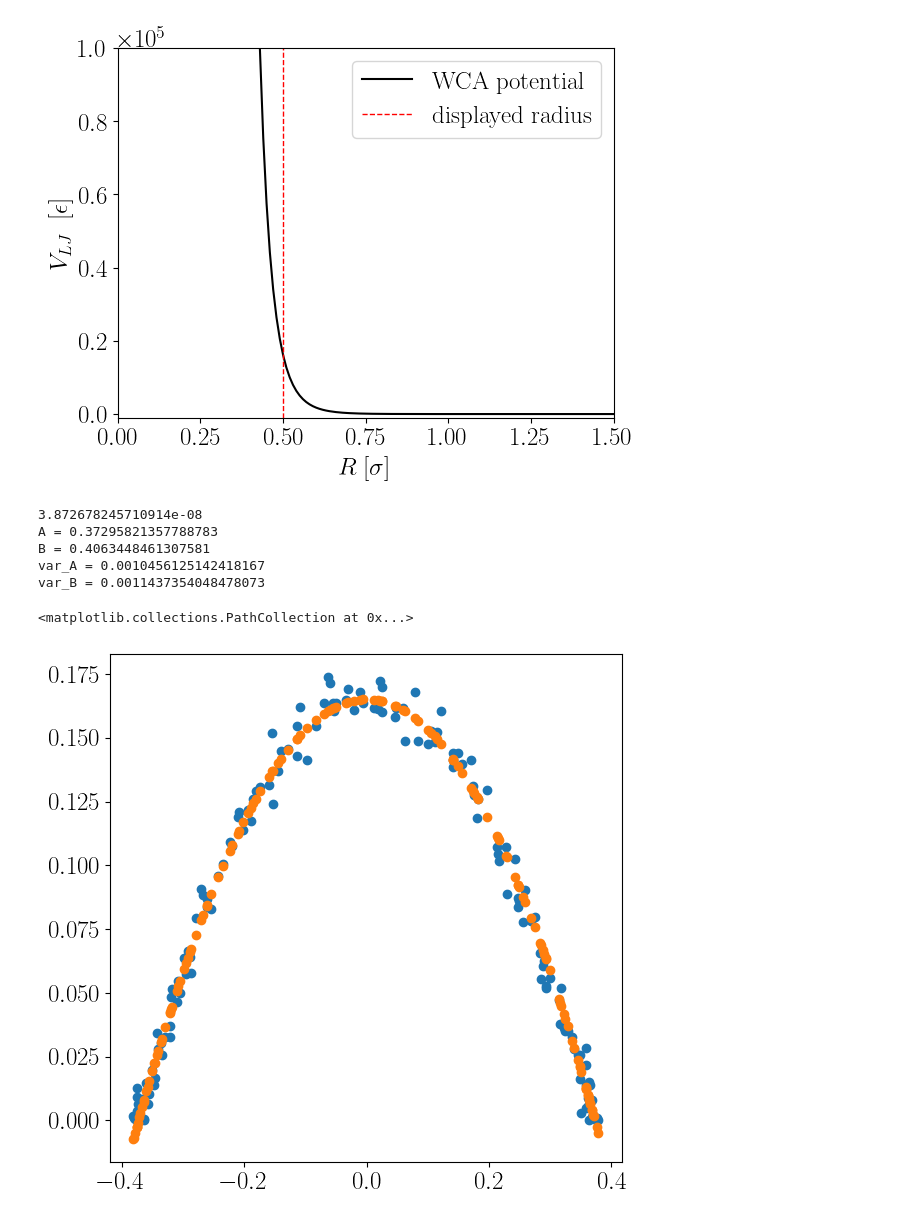
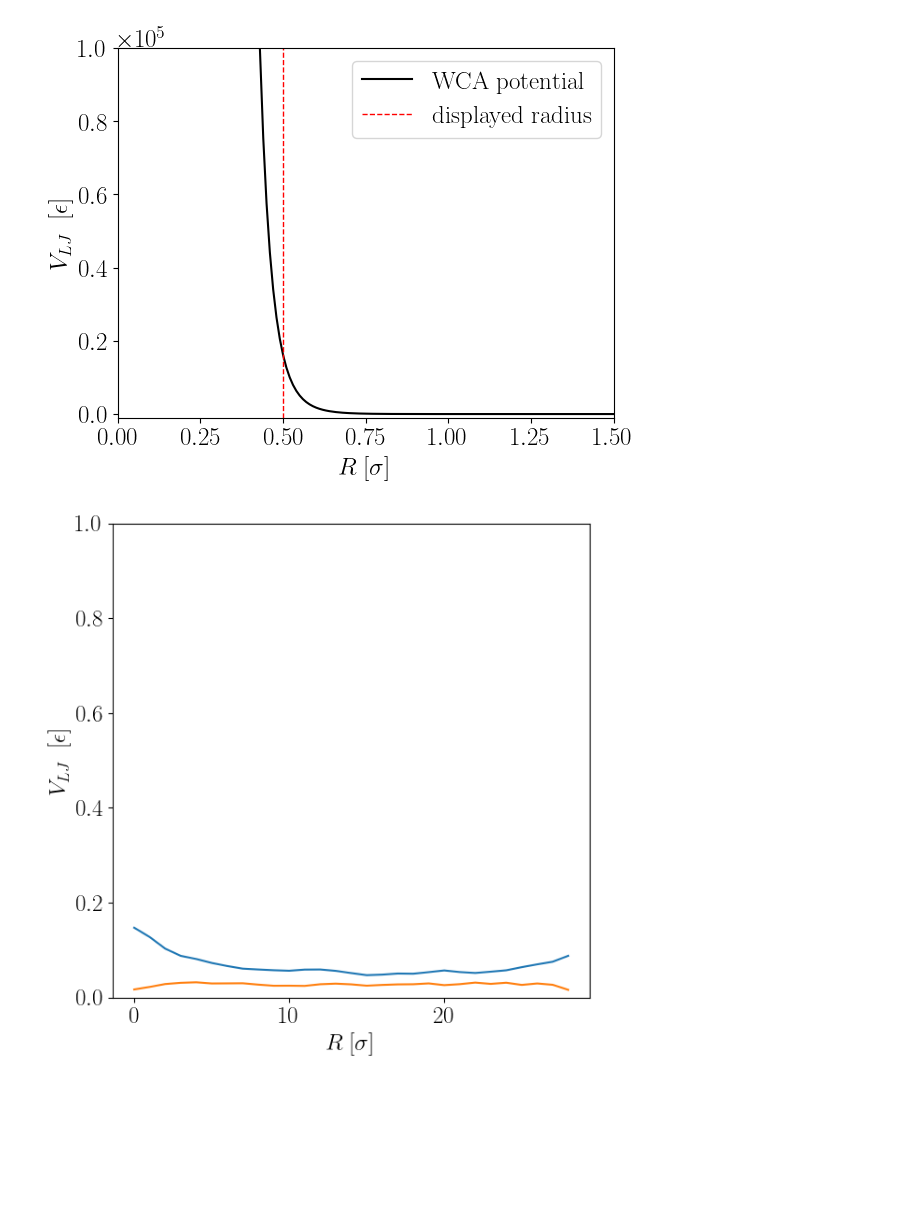
Before and after one commit to smdrzazga/LAMMPS, a Jupyter notebook: plot_printer.ipynb, the cells around one changed output. Saved outputs shown, nothing was run; the diff lists cells and outputs as text; code cells hidden in the pictures; blank space fills up the shorter version.

```diff
--- a/plot_printer.ipynb
+++ b/plot_printer.ipynb
@@ -508,40 +499,3 @@ plt.gca().ticklabel_format(axis='y', style='sci', scilimits=(0, 0))
 plt.savefig(paths['desktop']+'/xd.png', dpi=300)
 # %% [output]
 [figure]
-# %%
-file = paths['matrices_directors'] + r'\directors_screen_full_6k_0.32.txt'
-
-data = np.zeros((150, 150, 3), dtype=np.float64)
-with open(file, 'r') as f:
-    for line in f:
-        i, j, *director = line.split()
-        i, j = int(i), int(j)
-        data[i,j, :] = director
-
-x_axis = data[:,50,0]
-x_axis -= np.average(x_axis)
-
-y_axis = data[:,50,1]
-y_axis -= np.average(y_axis)
-y_axis = np.power(y_axis, 2)
-
-fig, ax = plt.subplots(figsize=(6.6, 6.6))
-ax.scatter(x_axis, y_axis)
-
-# plt.show()
-
-popt, pvar = curve_fit(lambda x, A, B: B**2*(1 - (x/A)**2), x_axis, y_axis, absolute_sigma=False)
-print(f"A = {popt[0]} \nB = {popt[1]}")
-print(f"var_A = {np.sqrt(pvar[0][0])} \nvar_B = {np.sqrt(pvar[1][1])}")
-
-A, B = popt
-y = B**2*(1 - (x_axis/A)**2)
-ax.scatter(x_axis, y)
-# %% [output]
-3.872678245710914e-08
-A = 0.37295821357788783
-B = 0.4063448461307581
-var_A = 0.0010456125142418167
-var_B = 0.0011437354048478073
-<matplotlib.collections.PathCollection at 0x...>
-[figure, removed]
@@ -547,0 +527,28 @@ var_B = 0.0011437354048478073
+# %%
+file = paths['matrices_directors'] + r'\directors_screen_full_6k_0.305.txt'
+N = 150
+delta = 5
+
+
+span = range(2, N-2-delta, delta)
+x = np.array([i for i in span])
+
+x_data = np.array([i for i in range(len(x))])
+fit = []
+data = get_data()
+
+for i in span:
+    fit.append(get_axes(data, i, delta))
+
+fig, ax = plt.subplots(figsize=(6.6, 6.6))
+fit = np.array(fit)
+
+plt.plot(x_data, fit[:,1])
+plt.plot(x_data, fit[:,0])
+plt.ylabel(r'${V_{LJ} \;\;[\epsilon]}$')
+plt.xlabel(r'${R\;[\sigma]}$')
+ax.set_ylim(0, 1)
+
+plt.show()
+# %% [output]
+[figure, added]
```
Also changed, not shown: parts of 6 cells of this notebook, 3 other files.
